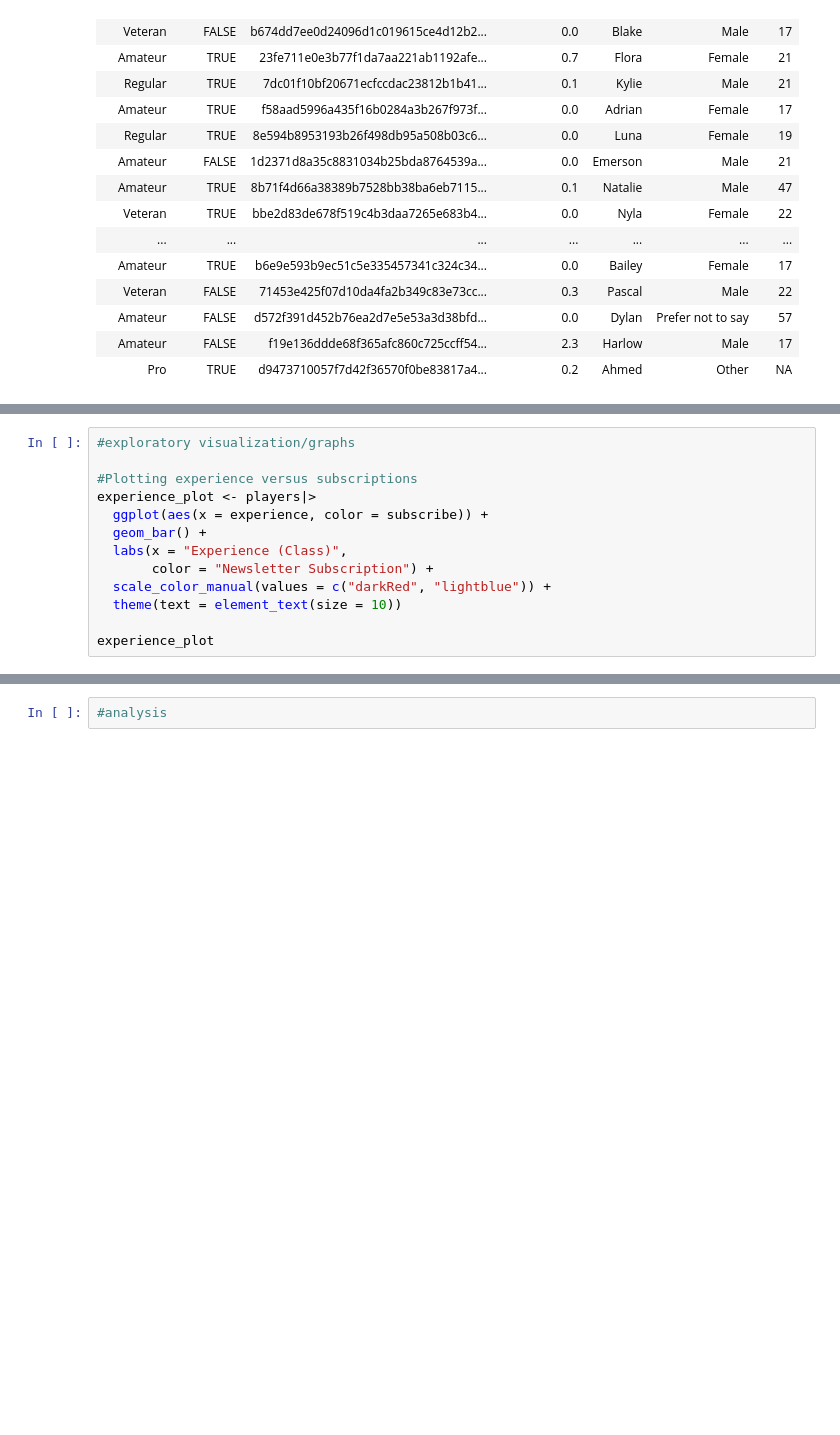
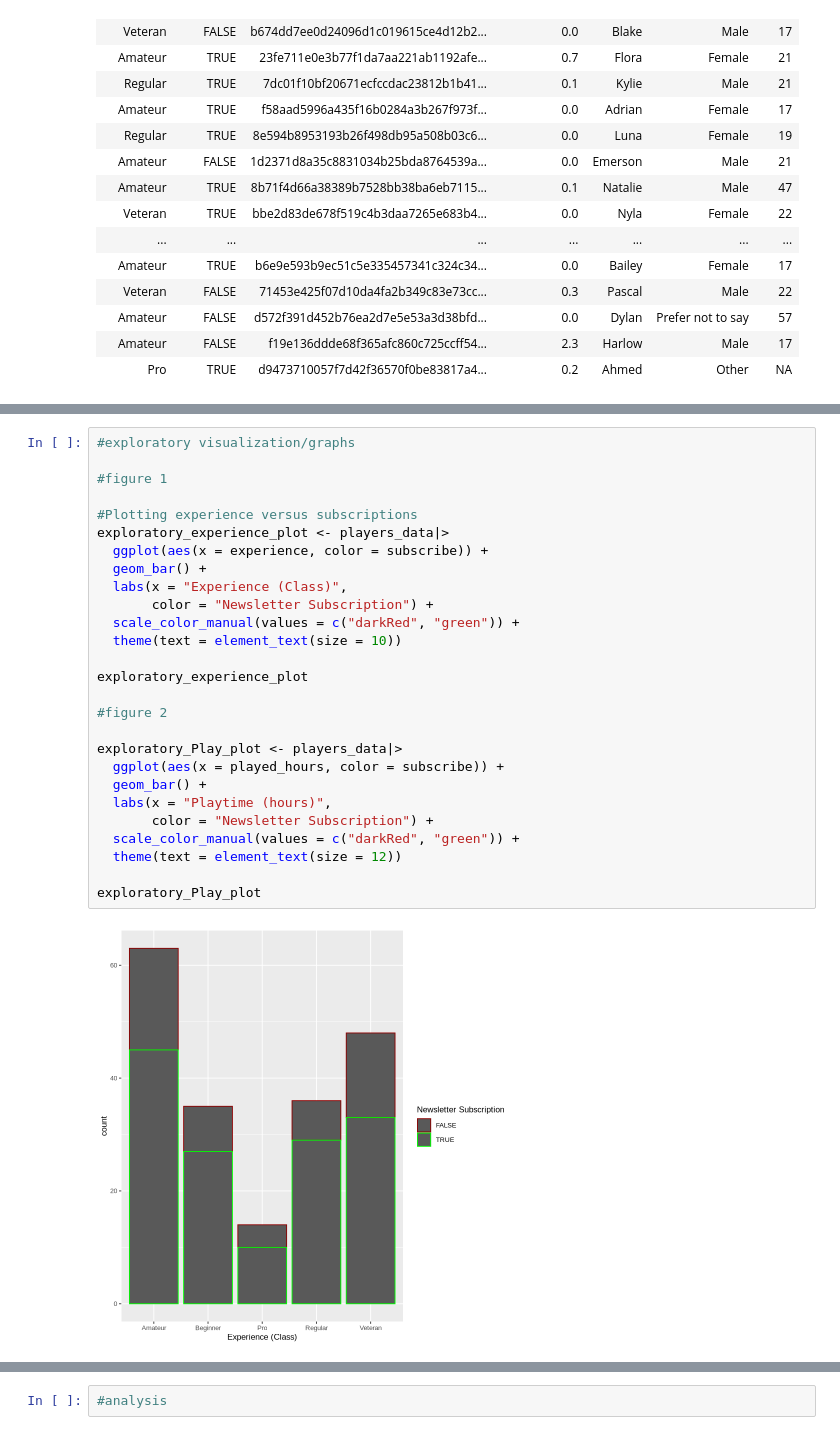
Before and after one commit to raywu255/DSCI-Project-Final-Report, a Jupyter notebook: Final Project.ipynb, the cells around one changed output, grey strips where cells are left out. Cells and saved outputs as stored; diff of their text form; blank space fills up the shorter version.

```diff
--- a/Final Project.ipynb
+++ b/Final Project.ipynb
@@ -94,13 +94,29 @@ We have seven variables: "experience" "subscribe" "hashedEmail" "played_hours" "
 # %%
 #exploratory visualization/graphs
 
+#figure 1
+
 #Plotting experience versus subscriptions
-experience_plot <- players|>
+exploratory_experience_plot <- players_data|>
   ggplot(aes(x = experience, color = subscribe)) +
   geom_bar() +
   labs(x = "Experience (Class)",
        color = "Newsletter Subscription") +
-  scale_color_manual(values = c("darkRed", "lightblue")) +
+  scale_color_manual(values = c("darkRed", "green")) +
   theme(text = element_text(size = 10))
 
-experience_plot
+exploratory_experience_plot
+
+#figure 2
+
+exploratory_Play_plot <- players_data|>
+  ggplot(aes(x = played_hours, color = subscribe)) +
+  geom_bar() +
+  labs(x = "Playtime (hours)",
+       color = "Newsletter Subscription") +
+  scale_color_manual(values = c("darkRed", "green")) +
+  theme(text = element_text(size = 12))
+
+exploratory_Play_plot
+# %% [output]
+[figure, added]
```
Also changed, not shown: parts of 8 cells of this notebook.
